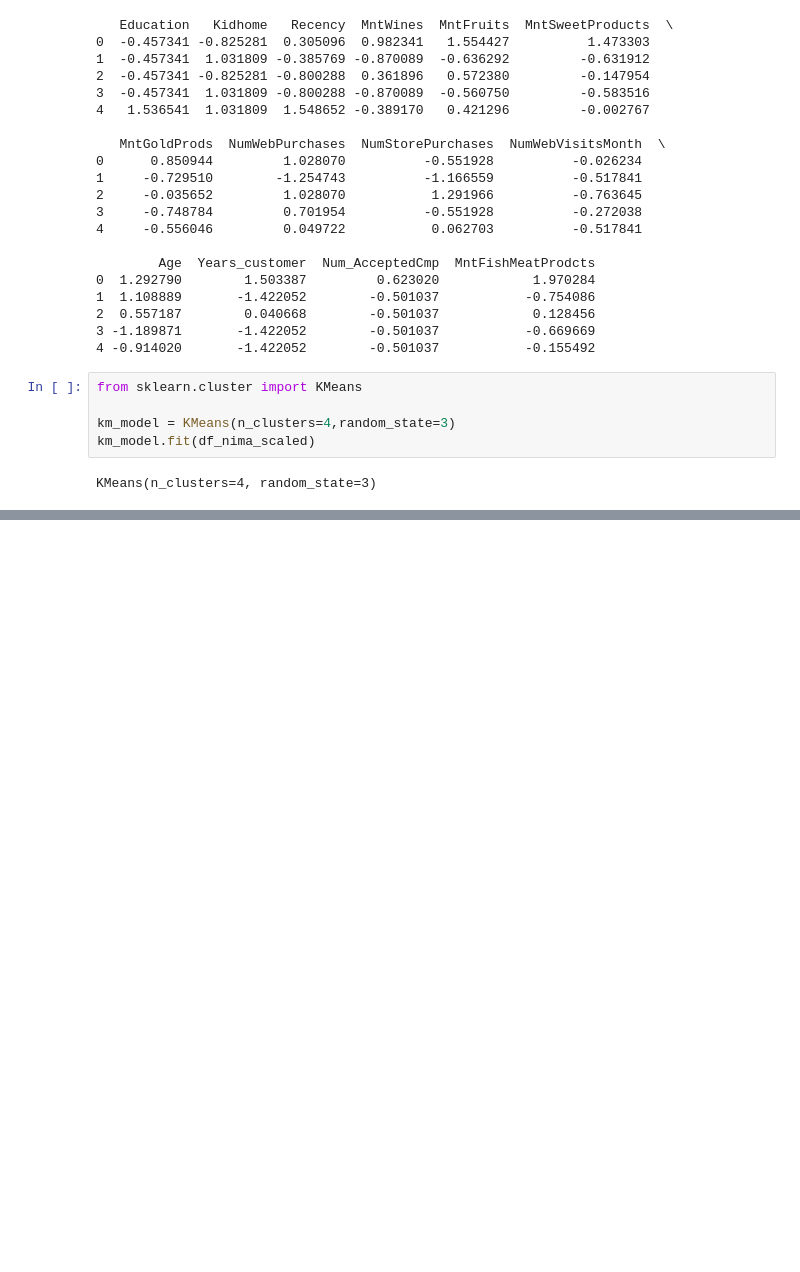
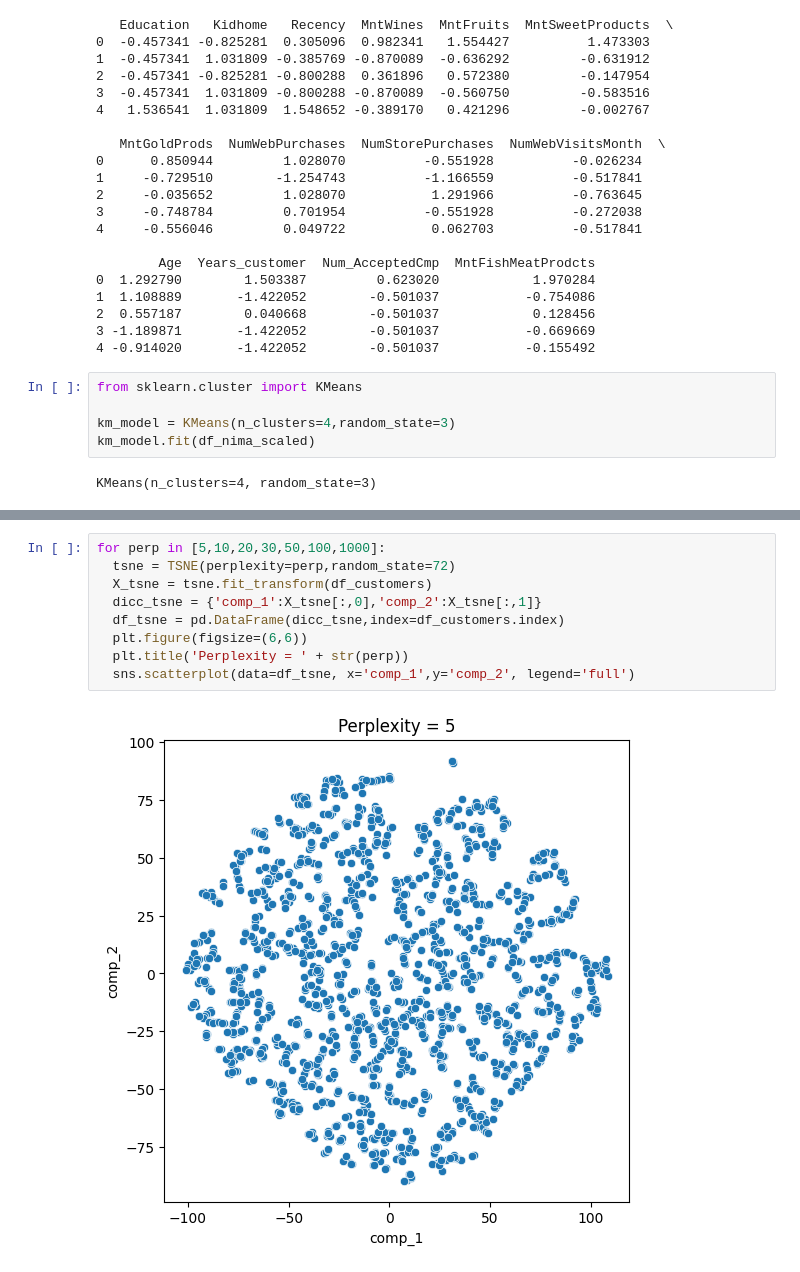
Before and after one commit to sannahartmann/Assignment-1-Unsupervised-learning, a Jupyter notebook: assignment1.ipynb, the cells around one changed output, grey strips where cells are left out. Drawn from its saved outputs; the diff is of its cells as text; blank space fills up the shorter version.

```diff
--- a/assignment1.ipynb
+++ b/assignment1.ipynb
@@ -79,0 +102,11 @@ centers
+# %%
+for perp in [5,10,20,30,50,100,1000]:
+  tsne = TSNE(perplexity=perp,random_state=72)
+  X_tsne = tsne.fit_transform(df_customers)
+  dicc_tsne = {'comp_1':X_tsne[:,0],'comp_2':X_tsne[:,1]}
+  df_tsne = pd.DataFrame(dicc_tsne,index=df_customers.index)
+  plt.figure(figsize=(6,6))
+  plt.title('Perplexity = ' + str(perp))
+  sns.scatterplot(data=df_tsne, x='comp_1',y='comp_2', legend='full')
+# %% [output]
+[figure, added]
```
Also changed, not shown: parts of 7 cells of this notebook, 1 other file.
